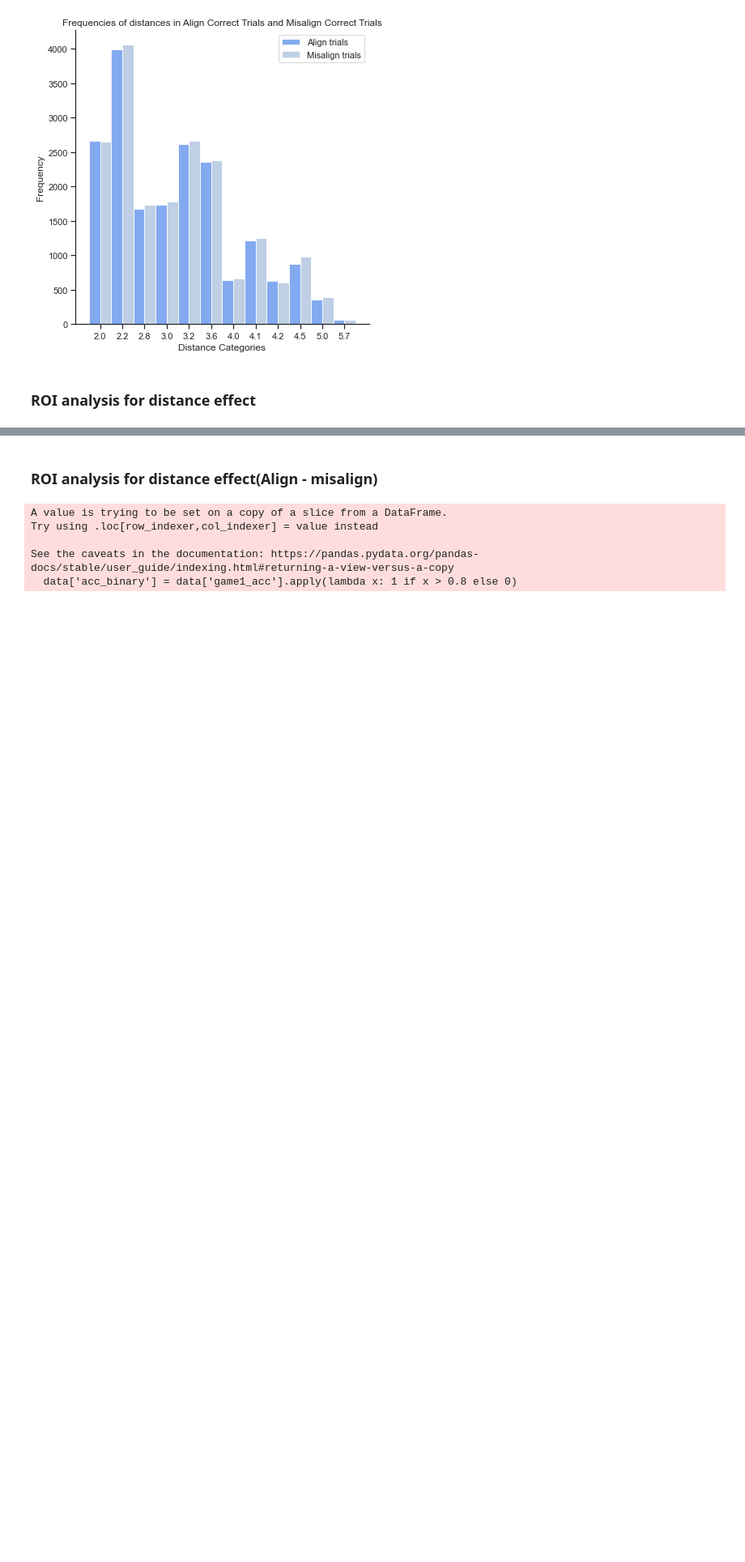
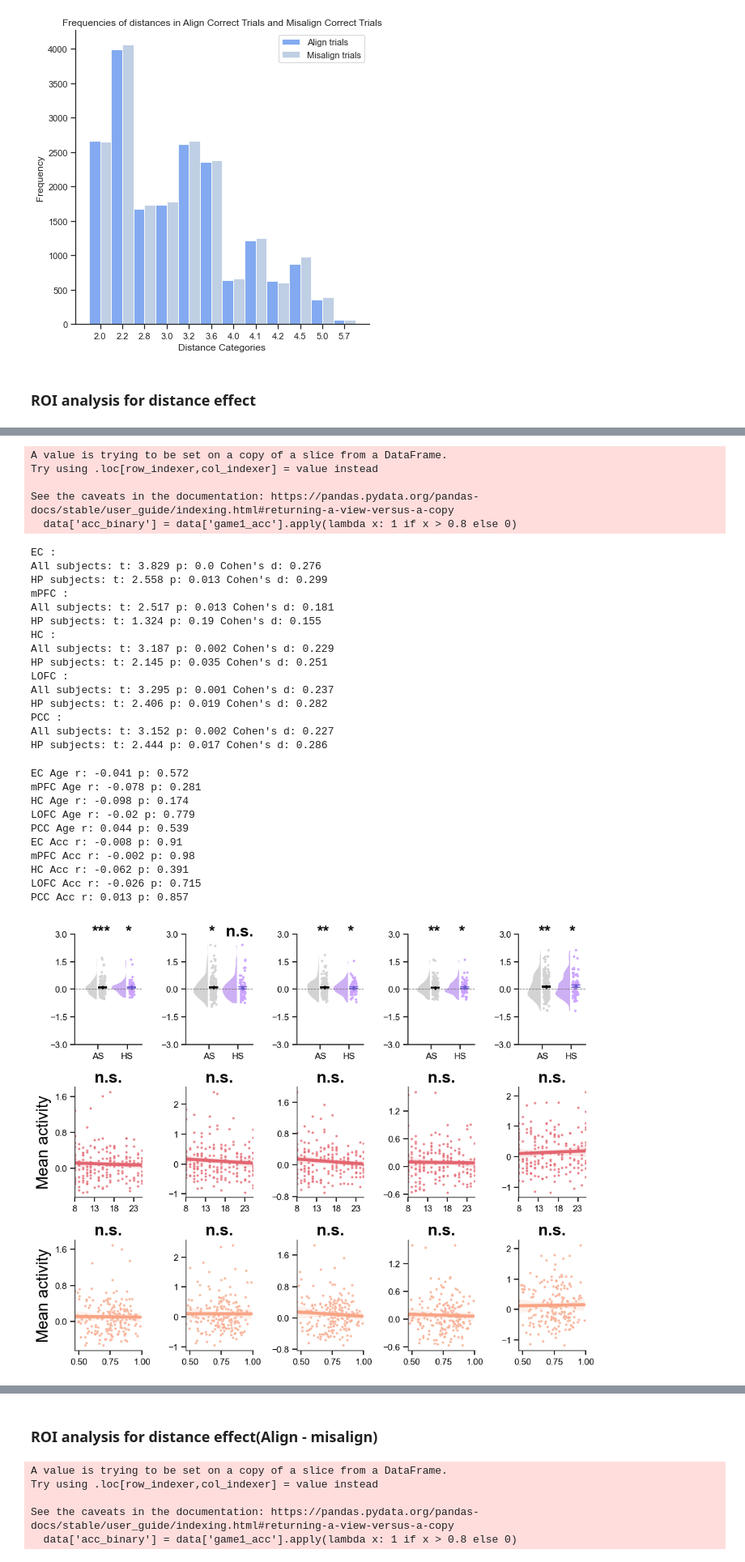
Before and after one commit to YukunQu/DCM, a Jupyter notebook: analysis/mri/figure/sf.ipynb, the cells around one changed output, grey strips where cells are left out. Shown at 81% size. Saved outputs shown, nothing was run; the diff lists cells and outputs as text; code cells hidden in the pictures; blank space fills up the shorter version.

```diff
--- a/analysis/mri/figure/sf.ipynb
+++ b/analysis/mri/figure/sf.ipynb
@@ -844,3 +783,58 @@ def multi_roi_analysis(query_condition, cmap_template, roi_names, rois, savepath
+# %%
+query_condition = 'game2_fmri>=0.5'
+cmap_template = r'/mnt/data/DCM/result_backup/2023.5.14/Nilearn/game2/hexagon_spct/Setall/6fold/{}/zmap/hexagon_zmap.nii.gz'
+rois_names = ['EC', 'mPFC', 'HC', 'LOFC', 'PCC']
+
+# load rois
+lhc = image.load_img(r'/mnt/workdir/DCM/Docs/Mask/hippocampus/lHC_MNI152NL.nii.gz')
+rhc = image.load_img(r'/mnt/workdir/DCM/Docs/Mask/hippocampus/rHC_MNI152NL.nii.gz')
+hc = image.math_img('np.logical_or(img1,img2)', img1=lhc, img2=rhc)
+
+ec = image.load_img(r'/mnt/workdir/DCM/Docs/Mask/EC/juelich_EC_MNI152NL_prob.nii.gz')
+ec = image.binarize_img(ec, 5)
+
+mPFC = image.load_img(r'/mnt/workdir/DCM/Docs/Mask/VMPFC/VMPFC_MNI152NL_new.nii.gz')
+
+ofc1 = image.load_img(r'/mnt/workdir/DCM/Docs/Mask/aparc/mask/lh.lateralorbitofrontal.nii.gz')  #parsorbitalis
+ofc2 = image.load_img(r'/mnt/workdir/DCM/Docs/Mask/aparc/mask/rh.lateralorbitofrontal.nii.gz')
+ofc = image.math_img('np.logical_ocdr(img1,img2)', img1=ofc1, img2=ofc2)
+
+pcc = image.load_img(r'/mnt/workdir/DCM/Docs/Mask/PCC/PCCk3_MNI152Nl_bin.nii.gz')
+rois = [ec, mPFC, hc, ofc, pcc]
+savepath = r'/mnt/workdir/DCM/Result/paper/sf/T3/Game2_hexagon(Ftest)_multi-ROIs_effect.pdf'
+multi_roi_analysis(query_condition, cmap_template, rois_names, rois, savepath)
+# %% [output]
+A value is trying to be set on a copy of a slice from a DataFrame.
+Try using .loc[row_indexer,col_indexer] = value instead
+
+See the caveats in the documentation: https://pandas.pydata.org/pandas-docs/stable/user_guide/indexing.html#returning-a-view-versus-a-copy
+  data['acc_binary'] = data['game1_acc'].apply(lambda x: 1 if x > 0.8 else 0)
+EC :
+All subjects: t: 3.829 p: 0.0 Cohen's d: 0.276
+HP subjects: t: 2.558 p: 0.013 Cohen's d: 0.299
+mPFC :
+All subjects: t: 2.517 p: 0.013 Cohen's d: 0.181
+HP subjects: t: 1.324 p: 0.19 Cohen's d: 0.155
+HC :
+All subjects: t: 3.187 p: 0.002 Cohen's d: 0.229
+HP subjects: t: 2.145 p: 0.035 Cohen's d: 0.251
+LOFC :
+All subjects: t: 3.295 p: 0.001 Cohen's d: 0.237
+HP subjects: t: 2.406 p: 0.019 Cohen's d: 0.282
+PCC :
+All subjects: t: 3.152 p: 0.002 Cohen's d: 0.227
+HP subjects: t: 2.444 p: 0.017 Cohen's d: 0.286
+EC Age r: -0.041 p: 0.572
+mPFC Age r: -0.078 p: 0.281
+HC Age r: -0.098 p: 0.174
+LOFC Age r: -0.02 p: 0.779
+PCC Age r: 0.044 p: 0.539
+EC Acc r: -0.008 p: 0.91
+mPFC Acc r: -0.002 p: 0.98
+HC Acc r: -0.062 p: 0.391
+LOFC Acc r: -0.026 p: 0.715
+PCC Acc r: 0.013 p: 0.857
+[figure, added]
 # %%
 query_condition = 'game1_fmri>=0.5'
 cmap_template = r'/mnt/data/DCM/result_backup/2023.5.14/Nilearn/game1/distance_spct/Setall/6fold/{}/zmap/distance_zmap.nii.gz'
```
Also changed, not shown: parts of 36 cells of this notebook, 14 other files.
